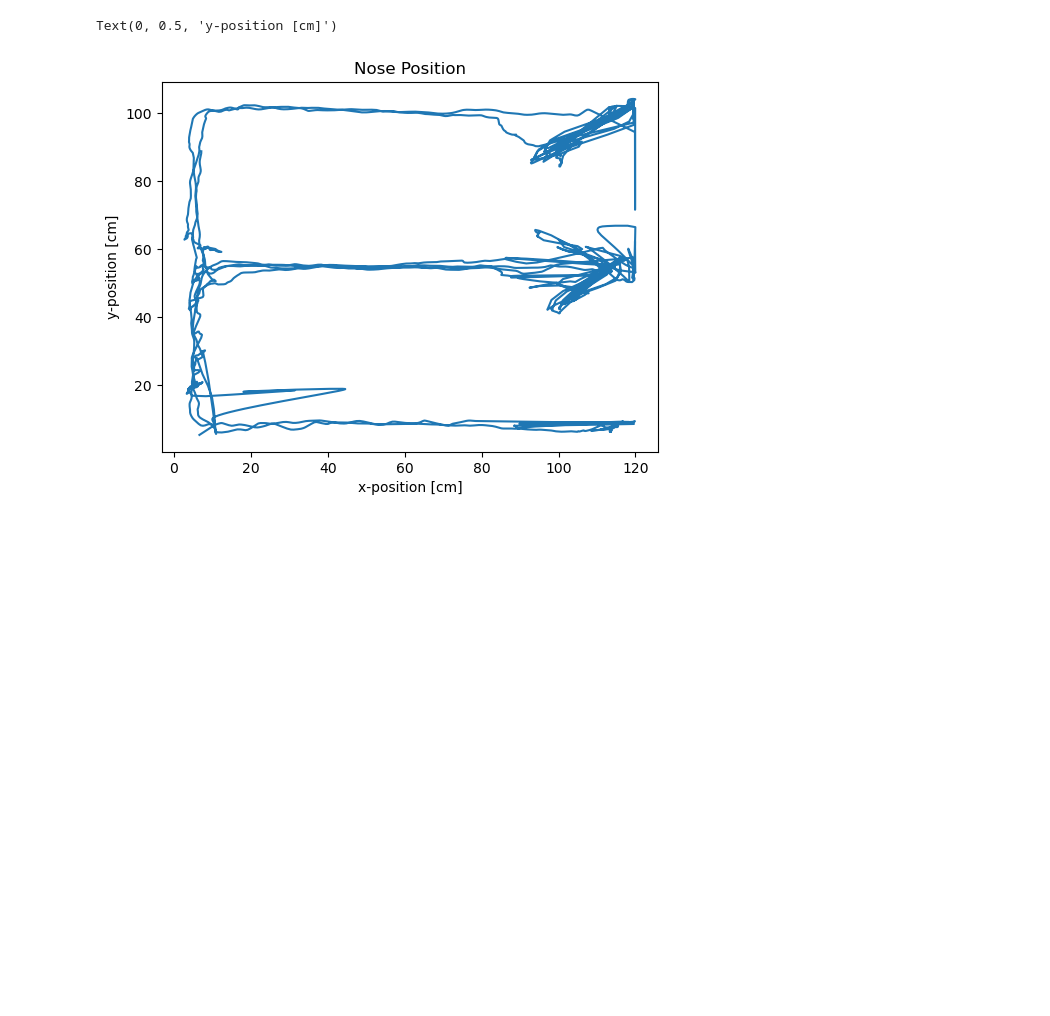
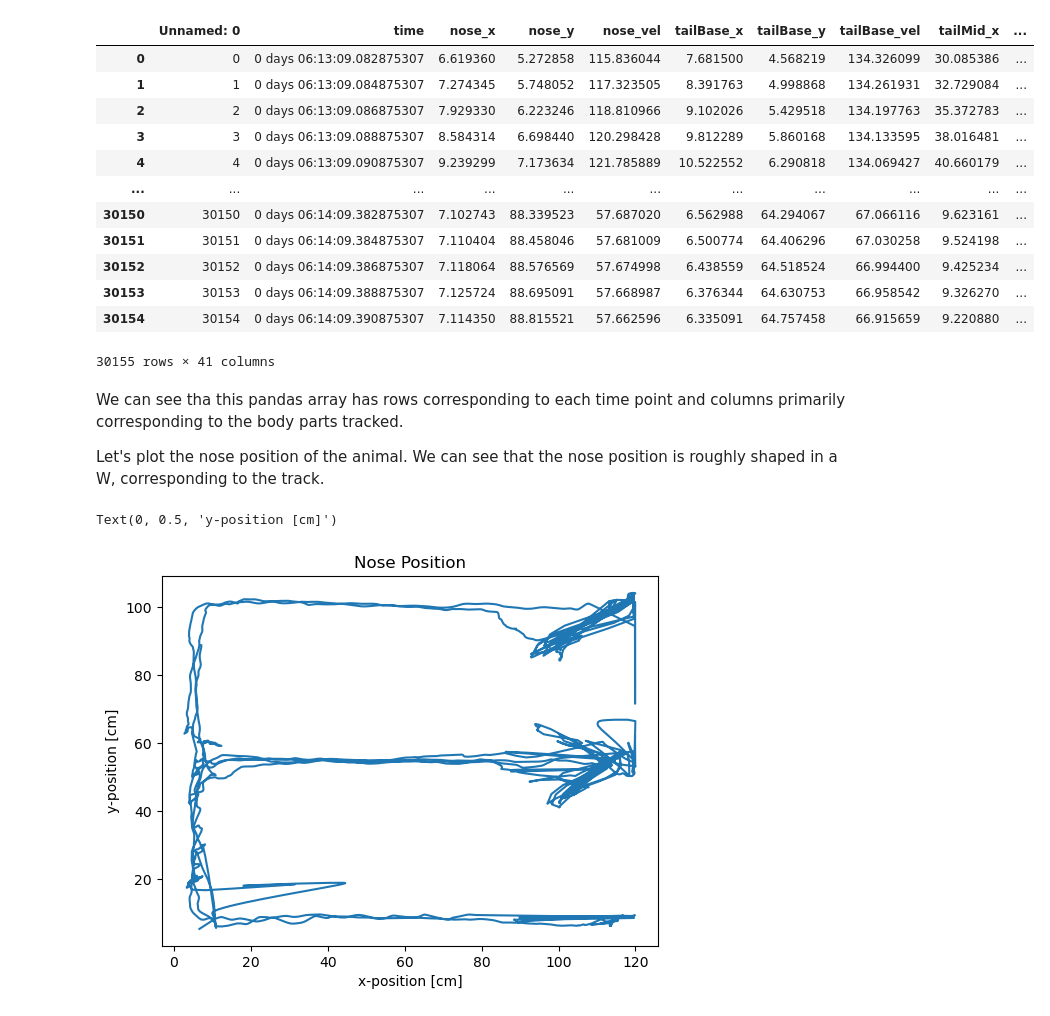
Before and after one commit to edeno/pose_analysis, a Jupyter notebook: notebooks/share_data.ipynb, the cells around one changed output. Cells and saved outputs as stored; diff of their text form; code cells hidden in the pictures; blank space fills up the shorter version.

```diff
--- a/notebooks/share_data.ipynb
+++ b/notebooks/share_data.ipynb
@@ -1,13 +11,33 @@
 # %%
 import pandas as pd
 from src.parameters import PROCESSED_DATA_DIR
 import os
 
 animal, day, epoch = "Jaq", 3, 16
 
 position_info = pd.read_csv(
     os.path.join(PROCESSED_DATA_DIR, f"{animal}_{day}_{epoch}_position_info.csv")
 )
+
+position_info
+# %% [output]
+|  | Unnamed: 0 | time | nose_x | nose_y | nose_vel | tailBase_x | tailBase_y | tailBase_vel | tailMid_x | ... |
+| 0 | 0 | 0 days 06:13:09.082875307 | 6.619360 | 5.272858 | 115.836044 | 7.681500 | 4.568219 | 134.326099 | 30.085386 | ... |
+| 1 | 1 | 0 days 06:13:09.084875307 | 7.274345 | 5.748052 | 117.323505 | 8.391763 | 4.998868 | 134.261931 | 32.729084 | ... |
+| 2 | 2 | 0 days 06:13:09.086875307 | 7.929330 | 6.223246 | 118.810966 | 9.102026 | 5.429518 | 134.197763 | 35.372783 | ... |
+| 3 | 3 | 0 days 06:13:09.088875307 | 8.584314 | 6.698440 | 120.298428 | 9.812289 | 5.860168 | 134.133595 | 38.016481 | ... |
+| 4 | 4 | 0 days 06:13:09.090875307 | 9.239299 | 7.173634 | 121.785889 | 10.522552 | 6.290818 | 134.069427 | 40.660179 | ... |
+| ... | ... | ... | ... | ... | ... | ... | ... | ... | ... | ... |
+| 30150 | 30150 | 0 days 06:14:09.382875307 | 7.102743 | 88.339523 | 57.687020 | 6.562988 | 64.294067 | 67.066116 | 9.623161 | ... |
+| 30151 | 30151 | 0 days 06:14:09.384875307 | 7.110404 | 88.458046 | 57.681009 | 6.500774 | 64.406296 | 67.030258 | 9.524198 | ... |
+| 30152 | 30152 | 0 days 06:14:09.386875307 | 7.118064 | 88.576569 | 57.674998 | 6.438559 | 64.518524 | 66.994400 | 9.425234 | ... |
+| 30153 | 30153 | 0 days 06:14:09.388875307 | 7.125724 | 88.695091 | 57.668987 | 6.376344 | 64.630753 | 66.958542 | 9.326270 | ... |
+| 30154 | 30154 | 0 days 06:14:09.390875307 | 7.114350 | 88.815521 | 57.662596 | 6.335091 | 64.757458 | 66.915659 | 9.220880 | ... |
+30155 rows × 41 columns
+# %% [markdown]
+We can see tha this pandas array has rows corresponding to each time point and columns primarily corresponding to the body parts tracked.
+
+Let's plot the nose position of the animal. We can see that the nose position is roughly shaped in a W, corresponding to the track.
 # %%
 import matplotlib.pyplot as plt
 
```
Also changed, not shown: parts of 9 cells of this notebook.
